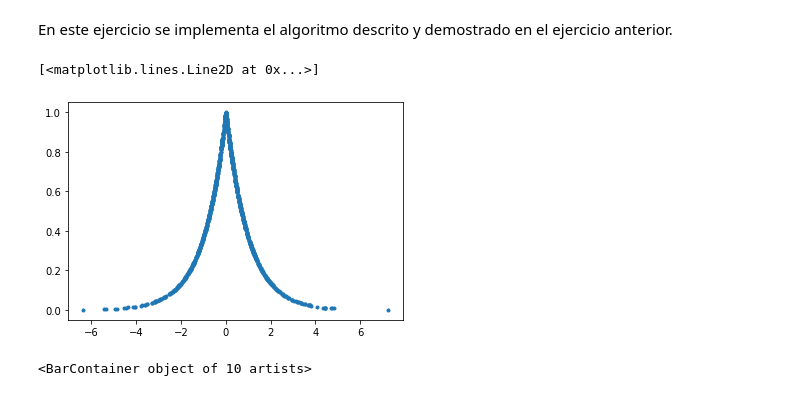
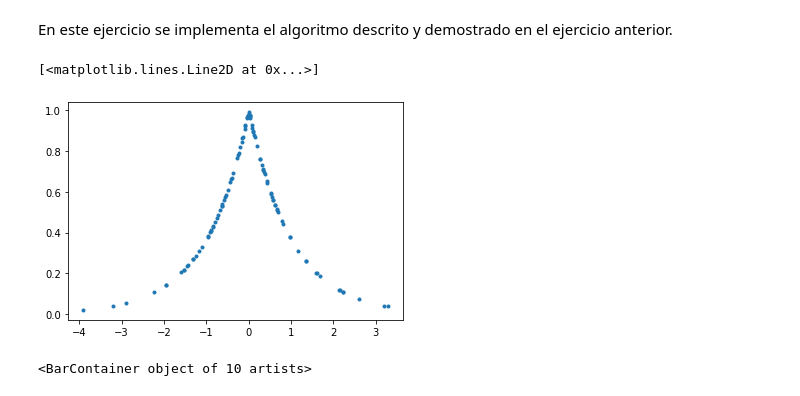
Before and after one commit to aju13171/Minis, a Jupyter notebook: Mini2.ipynb, the cells around one changed output. Saved outputs shown, nothing was run; the diff lists cells and outputs as text; code cells hidden in the pictures.

```diff
--- a/Mini2.ipynb
+++ b/Mini2.ipynb
@@ -87,16 +87,16 @@ def FuncionAcumulada(n,p,F):
                 break
     return X,Y
 # %%
-n = 1000
+n = 100
 p = [0.5,0.5]
 F = ["ln(U)","-ln(U)"]
 X,Y = FuncionAcumulada(n,p,F)
-#print(Y)
-#print(X)
+#print("Y",Y)
+#print("X",X)
 plt.plot(X,Y,'.')
 # %% [output]
 [<matplotlib.lines.Line2D at 0x...>]
-[figure, old version]
+[figure, new version]
 # %%
 def histograma(X,i):
     xmax = max(X)
```
Also changed, not shown: parts of 3 cells of this notebook.
